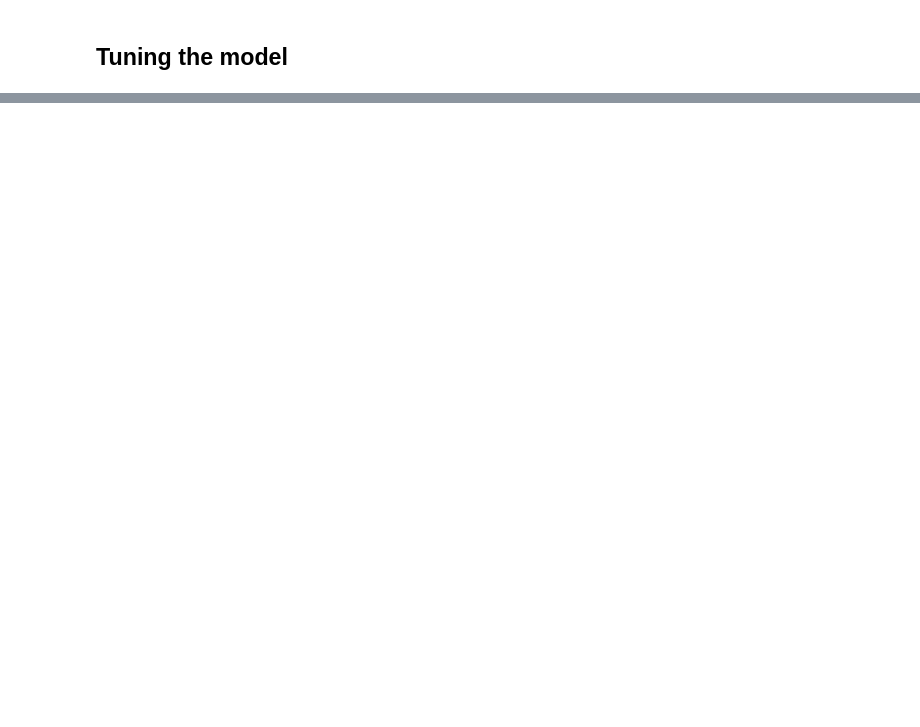
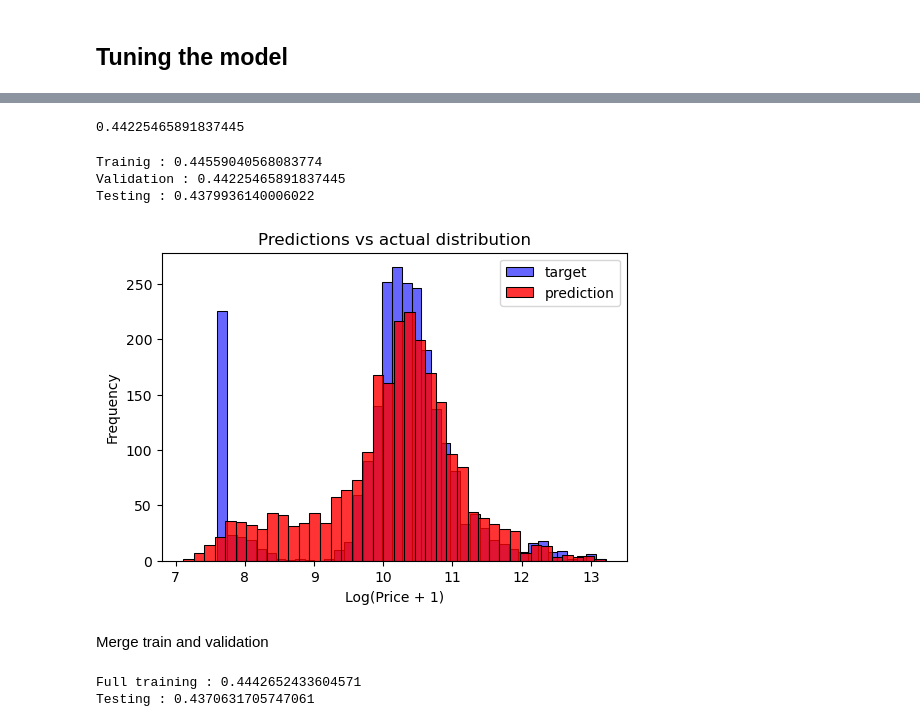
Before and after one commit to Hisokratch101/homework, a Jupyter notebook: 02-regression/notebook.ipynb, the cells around one changed output, grey strips where cells are left out. Cells and saved outputs as stored; diff of their text form; code cells hidden in the pictures; blank space fills up the shorter version.

```diff
--- a/02-regression/notebook.ipynb
+++ b/02-regression/notebook.ipynb
@@ -914,0 +938,65 @@ plt.show()
+# %%
+r = 1e-05
+w0, w = train_linear_regression_regu(X_train, y_train, r)
+y_valid_pred = predict(X_valid)
+score = rmse(y_valid, y_valid_pred)
+print(score)
+# %% [output]
+0.44225465891837445
+# %%
+X_train = prepare_X(df_train)
+w0,w= train_linear_regression_regu(X_train,y_train,r)
+
+y_train_pred = predict(X_train)
+print(f"Trainig : {rmse(y_train,y_train_pred)}")
+
+X_valid = prepare_X(df_valid)
+
+y_valid_pred = predict(X_valid)
+print(f"Validation : {rmse(y_valid,y_valid_pred)}")
+
+X_test = prepare_X(df_test)
+
+y_test_pred = predict(X_test)
+print(f"Testing : {rmse(y_test,y_test_pred)}")
+# %% [output]
+Trainig : 0.44559040568083774
+Validation : 0.44225465891837445
+Testing : 0.4379936140006022
+# %%
+plt.figure(figsize=(6, 4))
+
+
+sns.histplot(y_valid, label='target', color='blue', alpha=0.6, bins=40)
+sns.histplot(y_valid_pred, label='prediction', color='red', alpha=0.8, bins=40)
+
+plt.legend()
+
+plt.ylabel('Frequency')
+plt.xlabel('Log(Price + 1)')
+plt.title('Predictions vs actual distribution')
+
+plt.show()
+# %% [output]
+[figure, added]
+# %% [markdown]
+Merge train and validation
+# %%
+X_train = prepare_X(df_train)
+X_valid = prepare_X(df_valid)
+
+X_train = np.concatenate((X_train, X_valid))
+y_fl_train = np.concatenate((y_train, y_valid))
+
+w0, w = train_linear_regression_regu(X_train, y_fl_train, r)
+y_pred = predict(X_train)
+
+print(f"Full training : {rmse(y_fl_train, y_pred)}")
+
+X_test = prepare_X(df_test)
+
+y_test_pred = predict(X_test)
+print(f"Testing : {rmse(y_test, y_test_pred)}")
+# %% [output]
+Full training : 0.4442652433604571
+Testing : 0.4370631705747061
```
Also changed, not shown: parts of 18 cells of this notebook, 1 other file.
